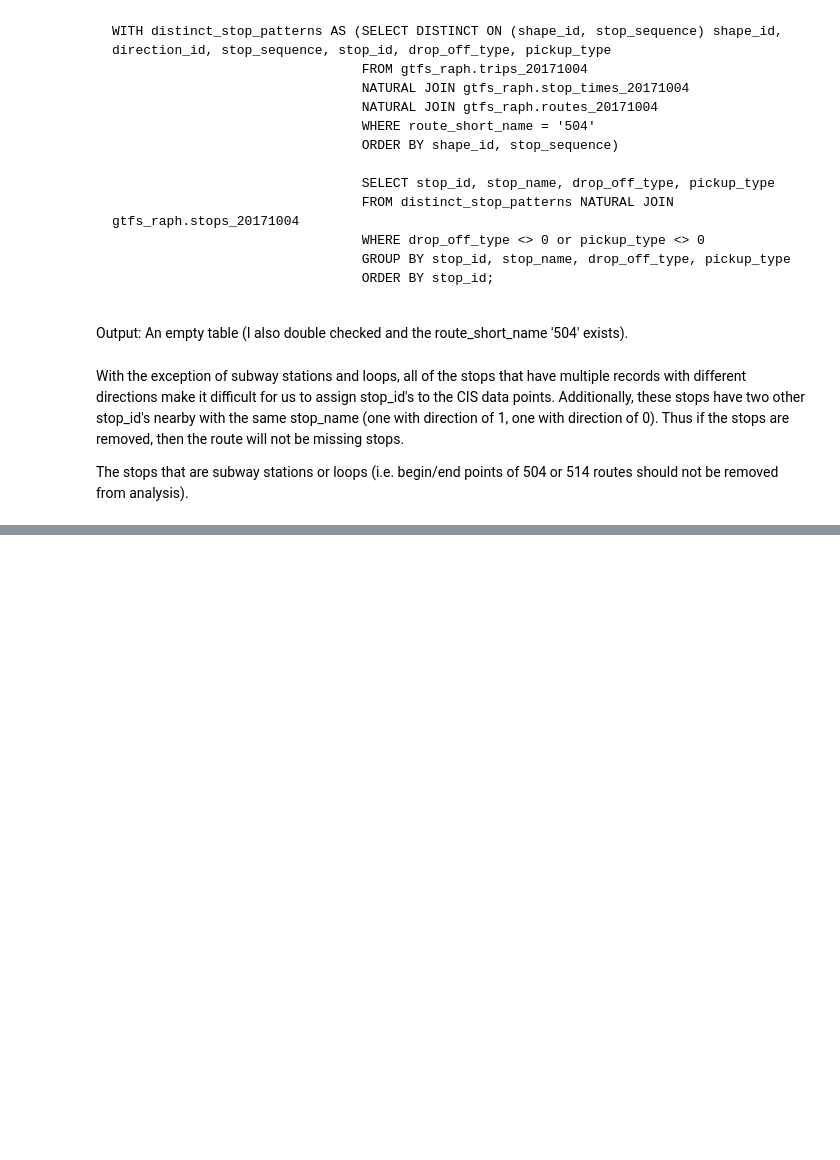
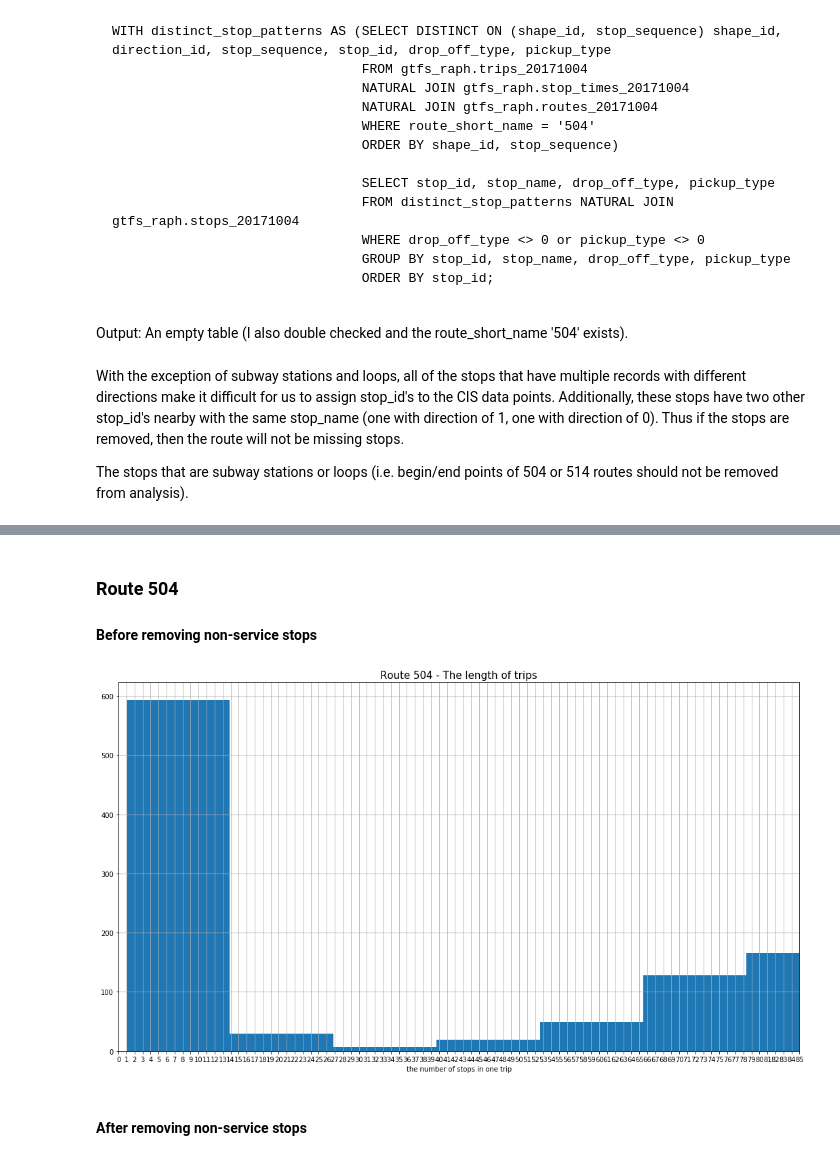
Before and after one commit to webgisgeek/bdit_data-sources, a Jupyter notebook: ttc/validating_cis_processing.ipynb, the cells around one changed output, grey strips where cells are left out. Drawn from its saved outputs; the diff is of its cells as text; code cells hidden in the pictures; blank space fills up the shorter version.

```diff
--- a/ttc/validating_cis_processing.ipynb
+++ b/ttc/validating_cis_processing.ipynb
@@ -1481,0 +1474,4 @@ Output:
+# %% [markdown]
+### Route 504
+
+#### Before removing non-service stops
@@ -1481,0 +1497,43 @@ Output:
+# %%
+sql_find_tripIDs3_504_before = '''
+DROP SEQUENCE IF EXISTS tripid_seq;
+CREATE TEMPORARY SEQUENCE tripid_seq;
+SELECT setval('tripid_seq', 1);
+
+WITH trips AS(
+SELECT
+(CASE WHEN lag(vehicle, 1) OVER (PARTITION BY vehicle ORDER BY arrival_time) IS NULL
+      THEN nextval('tripid_seq')
+      WHEN (direction_id <> lag(direction_id, 1) OVER (PARTITION BY vehicle ORDER BY arrival_time))
+      THEN nextval('tripid_seq')
+      WHEN (direction_id = lag(direction_id, 1) OVER (PARTITION BY vehicle ORDER BY arrival_time))
+      THEN currval('tripid_seq')
+END) AS trip_id,
+arrival_time, departure_time, cis_group, direction_id, vehicle, stop_id
+FROM crosic.cis_504_10042017_tripids
+ORDER BY vehicle, arrival_time
+),
+
+open_array AS (
+SELECT trip_id, arrival_time, departure_time, unnest(cis_group) AS cis_id, direction_id, vehicle, stop_id
+FROM trips
+ORDER BY vehicle, arrival_time
+)
+
+SELECT count(*) AS cnt
+FROM open_array
+GROUP BY trip_id;
+
+'''
+# %%
+trips_504 = pandasql.read_sql(sql_find_tripIDs3_504_before, con)
+trips_504.hist(figsize=(18,10))
+plt.xlabel('the number of stops in one trip')
+plt.title('Route 504 - The length of trips')
+ax = plt.gca()
+ax.set_xlim([0, 85])
+ax.xaxis.set_major_locator(ticker.MultipleLocator(1))
+# %% [output]
+[figure, added]
+# %% [markdown]
+#### After removing non-service stops
```
Also changed, not shown: parts of 32 cells of this notebook.
